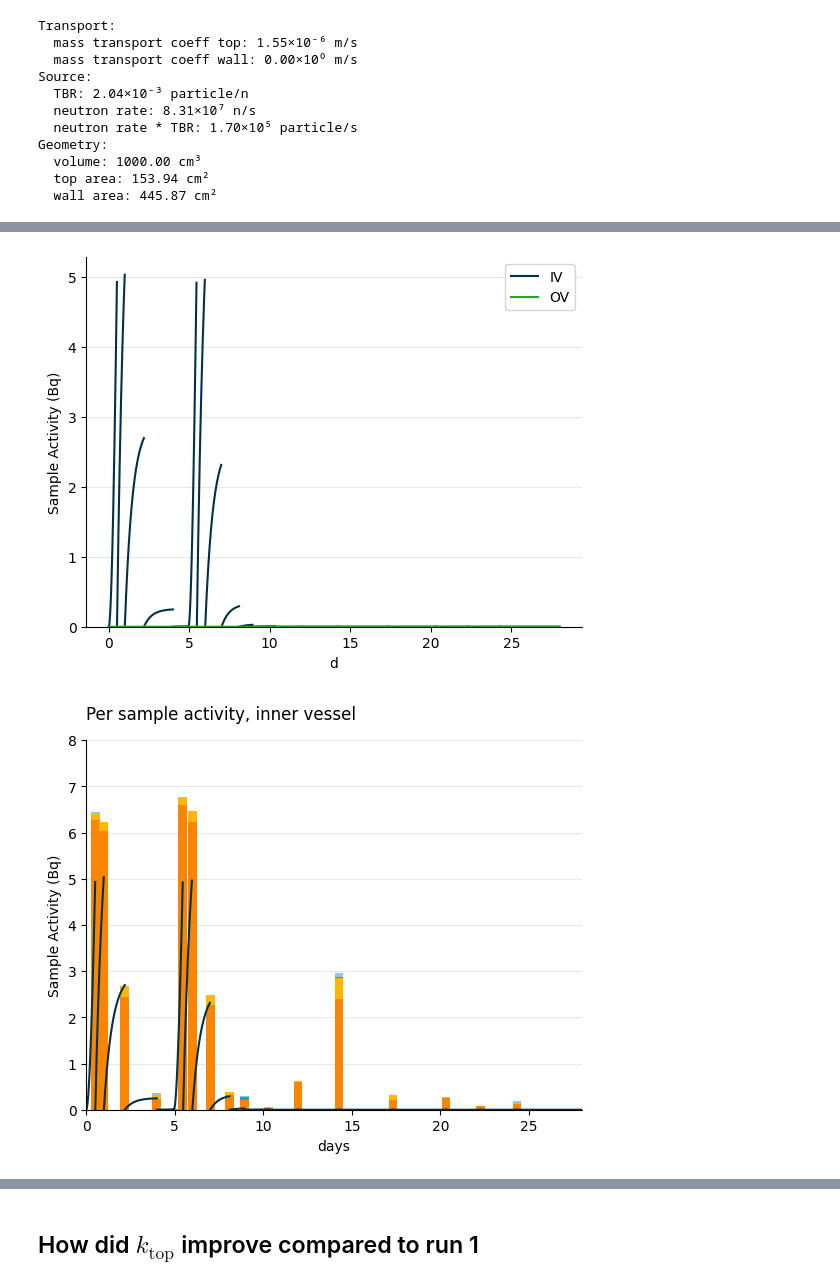
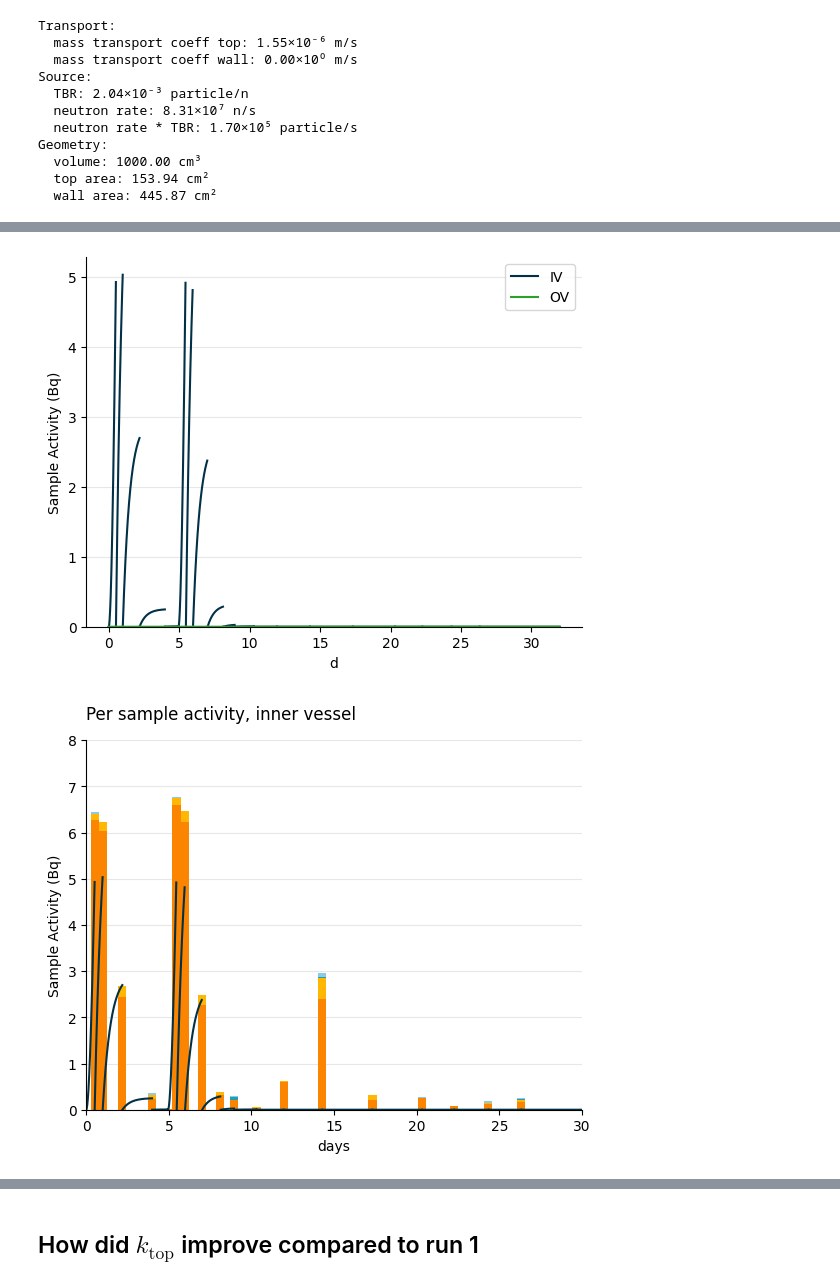
Before and after one commit to veliki-filozof/baby-1L-run-4, a Jupyter notebook: analysis/tritium/tritium_model.ipynb, the cells around one changed output, grey strips where cells are left out. Saved outputs shown, nothing was run; the diff lists cells and outputs as text; code cells hidden in the pictures.

```diff
--- a/analysis/tritium/tritium_model.ipynb
+++ b/analysis/tritium/tritium_model.ipynb
@@ -72,7 +72,7 @@ Measured TBR: 2.60e-03 particle / neutron
 0.7848043710888337 dimensionless
 [figure]
 # %%
-baby_model.run(28 * ureg.day)
+baby_model.run(32 * ureg.day)
 # %%
 print(f"Transport:")
 print(f"  mass transport coeff top: {baby_model.k_top:.2e~P}")
@@ -292,7 +292,7 @@ plot_sample_activity_top(baby_model, replacement_times=replacement_times_top, co
 
 plt.grid(True, axis="y", alpha=0.3)
 plt.ylim(bottom=0 * ureg.Bq)
-plt.xlim(0, 28)
+plt.xlim(0, 30)
 plt.ylim(top=8)
 plt.ylabel("Sample Activity (Bq)")
 plt.xlabel("days")
@@ -315,35 +315,35 @@ plot_sample_activity_wall(baby_model, replacement_times=replacement_times_walls,
 
 plt.grid(True, axis="y", alpha=0.3)
 # plt.ylim(bottom=0 * ureg.Bq)
-plt.xlim(0, 28)
+plt.xlim(0, 30)
 plt.ylabel("Sample Activity (Bq)")
 plt.xlabel("days")
 plt.title("Per sample activity, outer vessel", loc="left", pad=15)
 
 MDA = 0.071  # Calculated by hand for demo, TODO create code to calculate automatically
 
 plt.axvline(x=gas_switch_deltatime, color="k", linestyle="--")
 plt.annotate(
     f"Switch to 3.5% H2",
     (gas_switch_deltatime, 0.42),
     xytext=(-60, 40),
     textcoords="offset points",
     ha="center",
     va="bottom",
     color="k",
 )
 plt.axhline(y=MDA, color = "red", linestyle = "-.")
 plt.annotate(
     f"MDA per vial",
     (3, 0.5),
     xytext=(0, 0),
     textcoords="offset points",
     ha="center",
     va="bottom",
     color="red",
 )
 
 plt.show()
 # %% [output]
-[figure, old version]
+[figure, new version]
-[figure, old version]
+[figure, new version]
```
Also changed, not shown: parts of 6 cells of this notebook.
